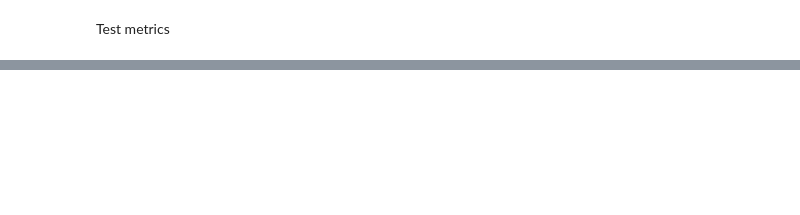
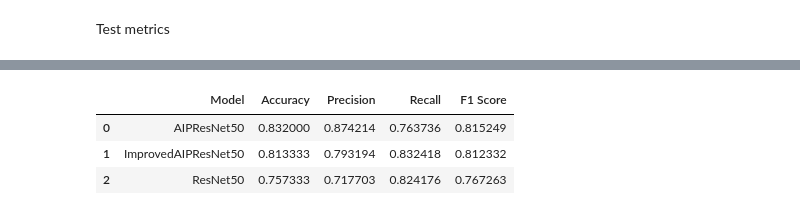
Before and after one commit to LuizAlencar17/EcoAIP, a Jupyter notebook: analytics.ipynb, the cells around one changed output, grey strips where cells are left out. Cells and saved outputs as stored; diff of their text form; code cells hidden in the pictures; blank space fills up the shorter version.

```diff
--- a/analytics.ipynb
+++ b/analytics.ipynb
@@ -149,0 +128,7 @@ metrics_df
+# %%
+metrics_df
+# %% [output]
+|  | Model | Accuracy | Precision | Recall | F1 Score |
+| 0 | AIPResNet50 | 0.832000 | 0.874214 | 0.763736 | 0.815249 |
+| 1 | ImprovedAIPResNet50 | 0.813333 | 0.793194 | 0.832418 | 0.812332 |
+| 2 | ResNet50 | 0.757333 | 0.717703 | 0.824176 | 0.767263 |
```
Also changed, not shown: parts of 2 cells of this notebook, 8 other files.
